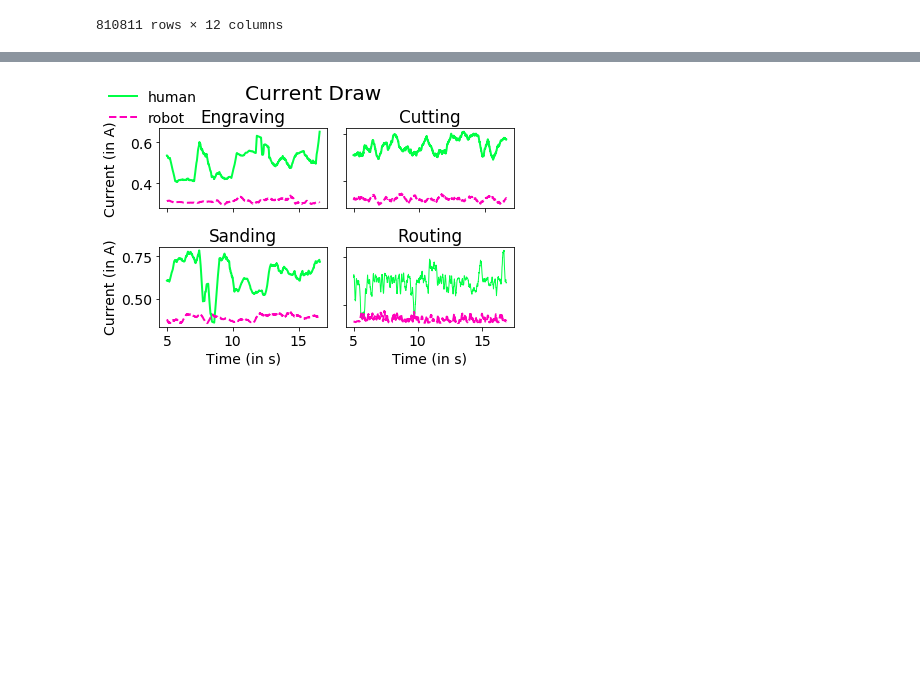
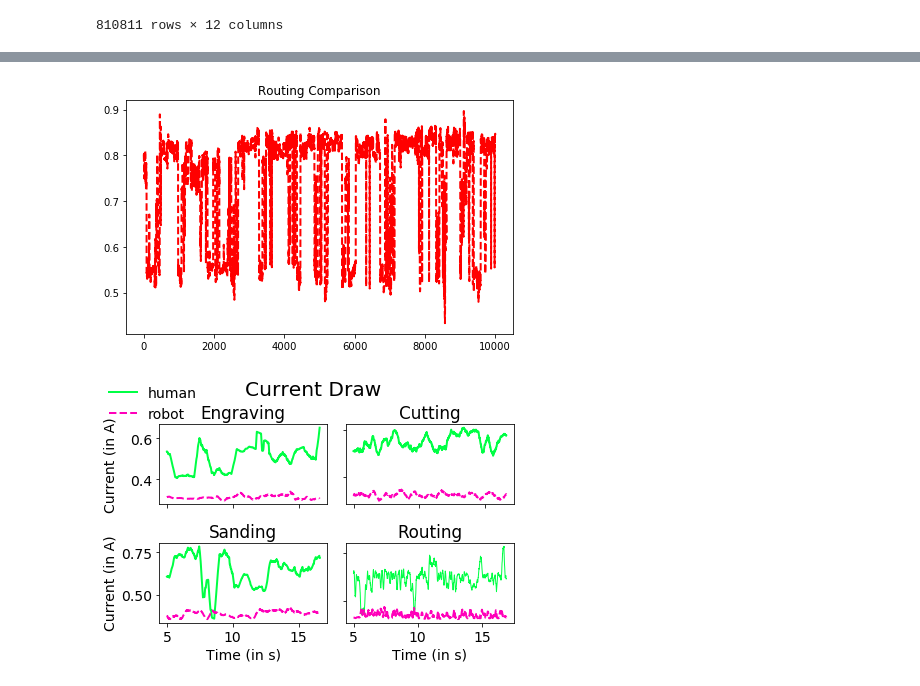
Before and after one commit to ss26/Smart-Tools, a Jupyter notebook: notebooks/plots.ipynb, the cells around one changed output, grey strips where cells are left out. Saved outputs shown, nothing was run; the diff lists cells and outputs as text; code cells hidden in the pictures; blank space fills up the shorter version.

```diff
--- a/notebooks/plots.ipynb
+++ b/notebooks/plots.ipynb
@@ -588,2 +620,14 @@ for sensor in ['Isens', 'Srms']:
+# %%
+activities = {0:'Engraving', 1:'Cutting', 2:'Sanding', 3:'Routing'}
+fig = plt.figure()
+plt.plot(range(0,raw_df_human_3['Isens'].shape[0]), raw_df_human_3['Isens'].values, '--', color='red', linewidth=2)
+# plt.plot(range(0,raw_df_robot_feat_3['Isens'].shape[0]), raw_df_human_feat_3['Isens'].values, '--', color='black', linewidth=2)
+plt.title('Routing Comparison')
+
+plt.tight_layout()
+plt.show()
+# fig.savefig(f"/home/ss26/Projects/Smart-Tools/progress/apr5/raw_signals/current_draw.png", bbox_inches='tight', dpi=600)
+# %% [output]
+[figure, added]
 # %%
 # plot current draw in each activity in a 2x2 subplot
```
Also changed, not shown: parts of 12 cells of this notebook, 8 other files.
